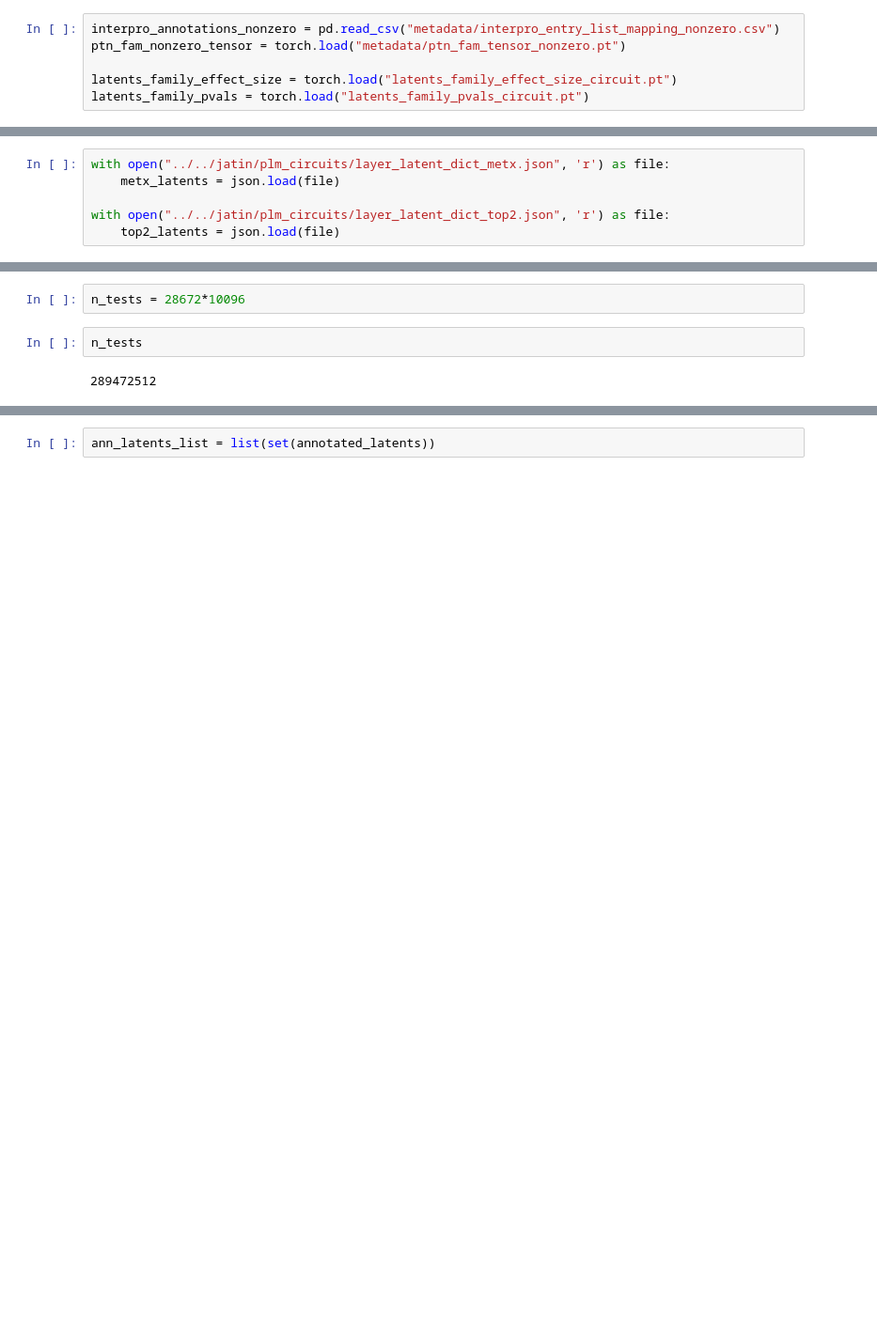
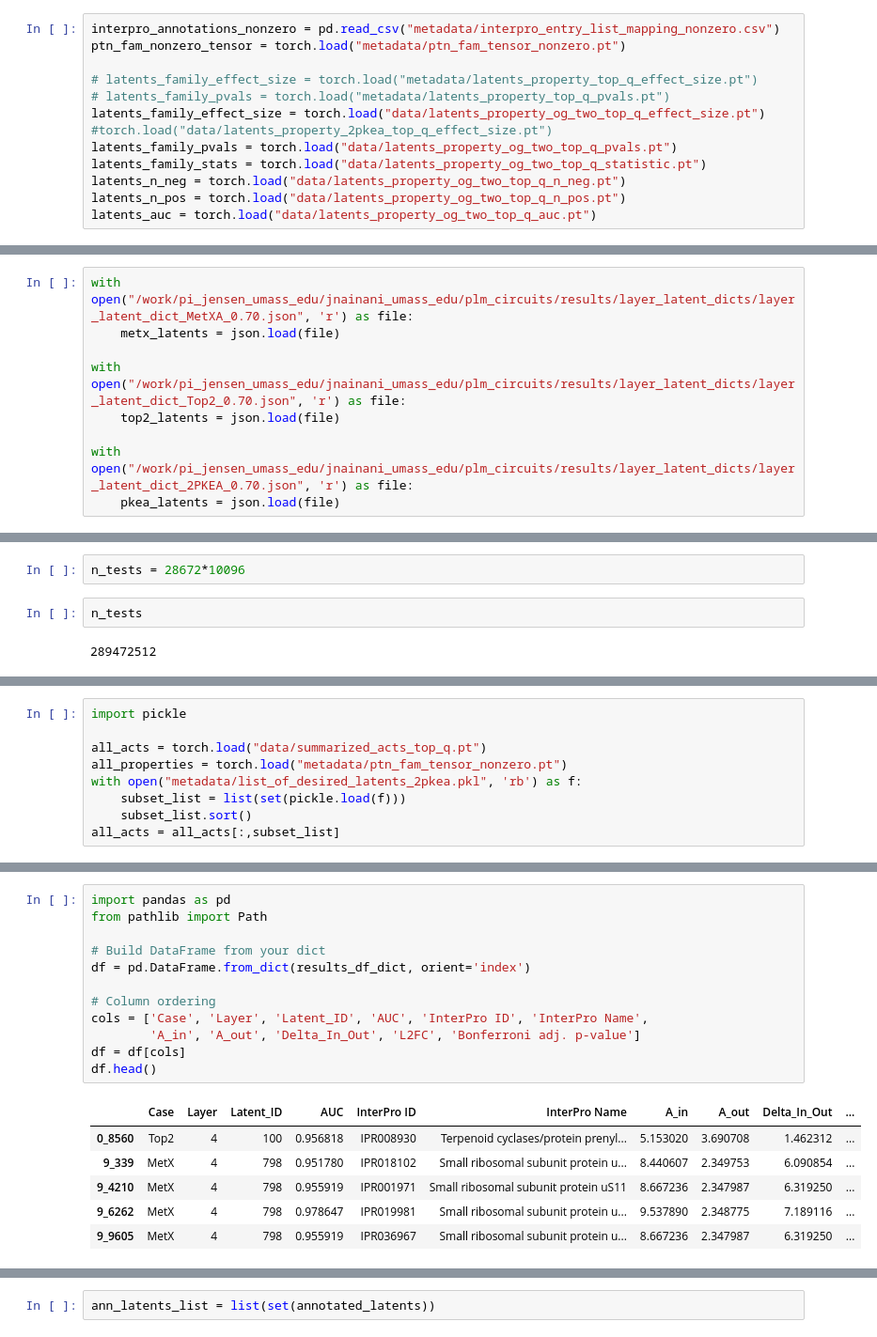
Before and after one commit to NainaniJatinZ/plm_circuits, a Jupyter notebook: notebooks/domain_corr/analyze_circuit_labelling_max.ipynb, the cells around one changed output, grey strips where cells are left out. Shown at 94% size. Cells and saved outputs as stored; diff of their text form; blank space fills up the shorter version.

```diff
--- a/notebooks/domain_corr/analyze_circuit_labelling_max.ipynb
+++ b/notebooks/domain_corr/analyze_circuit_labelling_max.ipynb
@@ -13,5 +114,11 @@ from scipy.stats import mannwhitneyu
 interpro_annotations_nonzero = pd.read_csv("metadata/interpro_entry_list_mapping_nonzero.csv")
 ptn_fam_nonzero_tensor = torch.load("metadata/ptn_fam_tensor_nonzero.pt")
 
-latents_family_effect_size = torch.load("latents_family_effect_size_circuit.pt")
-latents_family_pvals = torch.load("latents_family_pvals_circuit.pt")
+# latents_family_effect_size = torch.load("metadata/latents_property_top_q_effect_size.pt")
+# latents_family_pvals = torch.load("metadata/latents_property_top_q_pvals.pt")
+latents_family_effect_size = torch.load("data/latents_property_og_two_top_q_effect_size.pt") #torch.load("data/latents_property_2pkea_top_q_effect_size.pt")
+latents_family_pvals = torch.load("data/latents_property_og_two_top_q_pvals.pt")
+latents_family_stats = torch.load("data/latents_property_og_two_top_q_statistic.pt")
+latents_n_neg = torch.load("data/latents_property_og_two_top_q_n_neg.pt")
+latents_n_pos = torch.load("data/latents_property_og_two_top_q_n_pos.pt")
+latents_auc = torch.load("data/latents_property_og_two_top_q_auc.pt")
@@ -65,11 +178,14 @@ interpro_ids_for_manual = {"top2": ["IPR001757", # HATPase
                                "",
                            ]}
 # %%
-with open("../../jatin/plm_circuits/layer_latent_dict_metx.json", 'r') as file:
+with open("/work/pi_jensen_umass_edu/jnainani_umass_edu/plm_circuits/results/layer_latent_dicts/layer_latent_dict_MetXA_0.70.json", 'r') as file:
     metx_latents = json.load(file)
 
-with open("../../jatin/plm_circuits/layer_latent_dict_top2.json", 'r') as file:
+with open("/work/pi_jensen_umass_edu/jnainani_umass_edu/plm_circuits/results/layer_latent_dicts/layer_latent_dict_Top2_0.70.json", 'r') as file:
     top2_latents = json.load(file)
+
+with open("/work/pi_jensen_umass_edu/jnainani_umass_edu/plm_circuits/results/layer_latent_dicts/layer_latent_dict_2PKEA_0.70.json", 'r') as file:
+    pkea_latents = json.load(file)
 # %%
 offsets = {k: i*4096 for i,k in enumerate(metx_latents.keys())}
 full_indices_metx = [j+offsets[layer_id] for layer_id in metx_latents.keys() for j in metx_latents[layer_id]]
@@ -95,0 +234,9 @@ tensor(8760)
+# %%
+import pickle
+
+all_acts = torch.load("data/summarized_acts_top_q.pt")
+all_properties = torch.load("metadata/ptn_fam_tensor_nonzero.pt")
+with open("metadata/list_of_desired_latents_2pkea.pkl", 'rb') as f:
+    subset_list = list(set(pickle.load(f)))
+    subset_list.sort()
+all_acts = all_acts[:,subset_list]
@@ -95,0 +285,19 @@ tensor(8760)
+# %%
+import pandas as pd
+from pathlib import Path
+
+# Build DataFrame from your dict
+df = pd.DataFrame.from_dict(results_df_dict, orient='index')
+
+# Column ordering
+cols = ['Case', 'Layer', 'Latent_ID', 'AUC', 'InterPro ID', 'InterPro Name',
+        'A_in', 'A_out', 'Delta_In_Out', 'L2FC', 'Bonferroni adj. p-value']
+df = df[cols]
+df.head()
+# %% [output]
+|  | Case | Layer | Latent_ID | AUC | InterPro ID | InterPro Name | A_in | A_out | Delta_In_Out | ... |
+| 0_8560 | Top2 | 4 | 100 | 0.956818 | IPR008930 | Terpenoid cyclases/protein prenyl... | 5.153020 | 3.690708 | 1.462312 | ... |
+| 9_339 | MetX | 4 | 798 | 0.951780 | IPR018102 | Small ribosomal subunit protein u... | 8.440607 | 2.349753 | 6.090854 | ... |
+| 9_4210 | MetX | 4 | 798 | 0.955919 | IPR001971 | Small ribosomal subunit protein uS11 | 8.667236 | 2.347987 | 6.319250 | ... |
+| 9_6262 | MetX | 4 | 798 | 0.978647 | IPR019981 | Small ribosomal subunit protein u... | 9.537890 | 2.348775 | 7.189116 | ... |
+| 9_9605 | MetX | 4 | 798 | 0.955919 | IPR036967 | Small ribosomal subunit protein u... | 8.667236 | 2.347987 | 6.319250 | ... |
```
Also changed, not shown: parts of 31 cells of this notebook, 5 other files.
